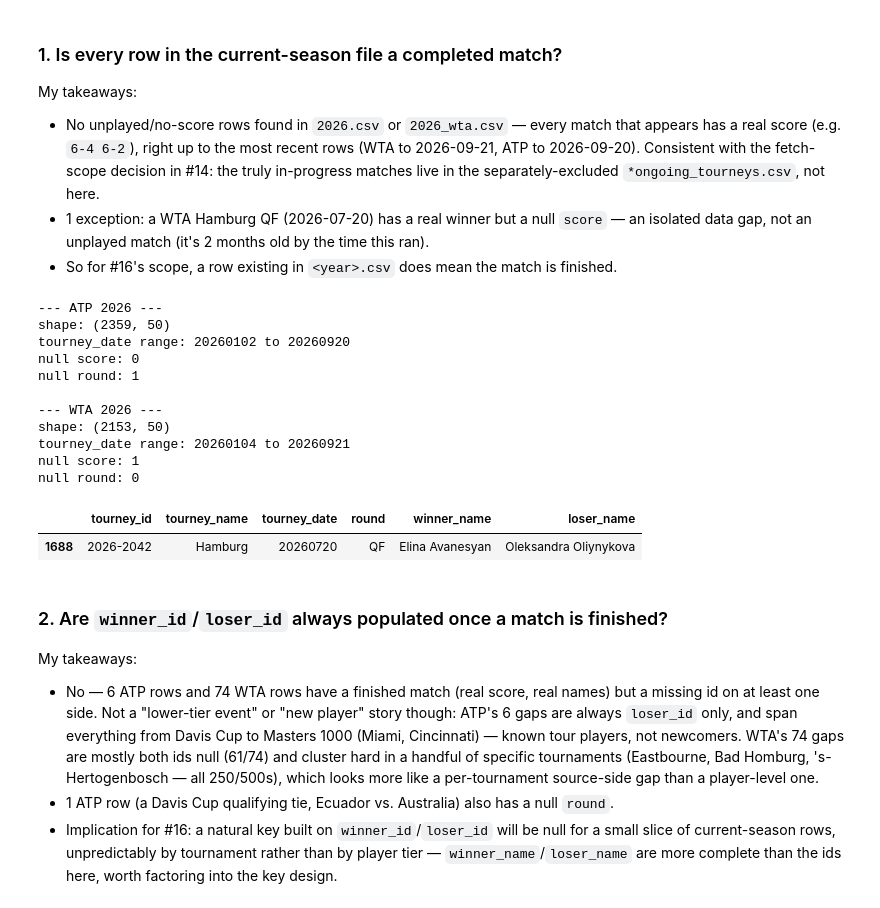
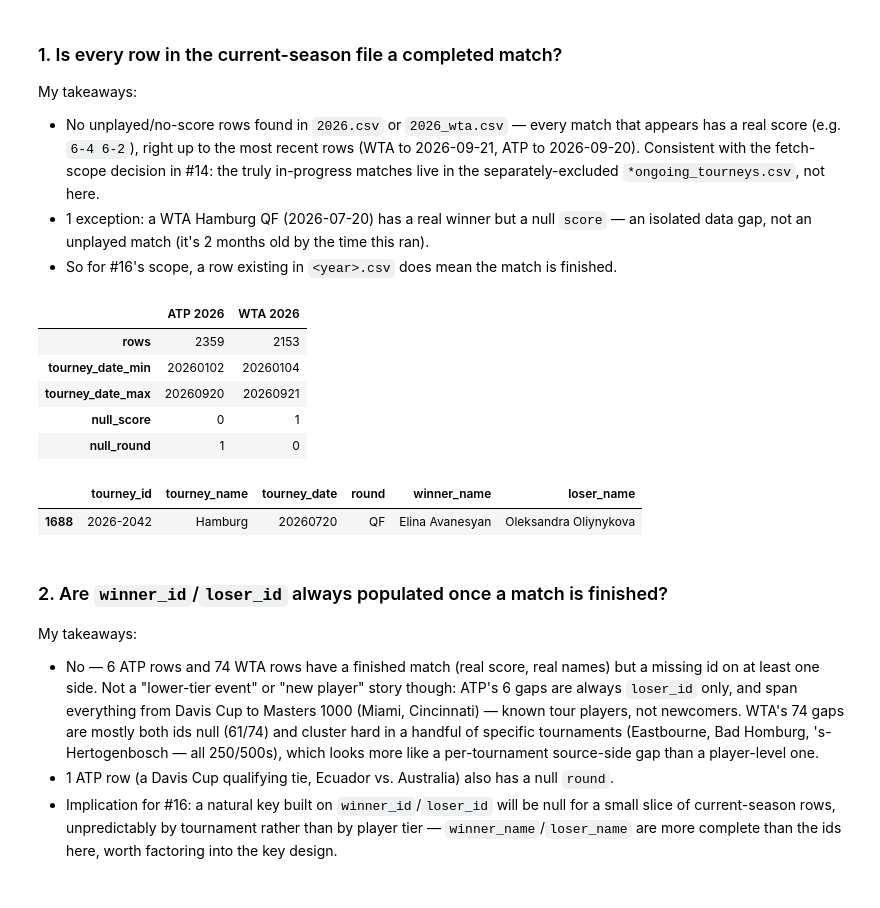
Before and after one commit to anajbellini/DataDeuce, a Jupyter notebook: analysis/source_profiling.ipynb, the cells around one changed output. Drawn from its saved outputs; the diff is of its cells as text; code cells hidden in the pictures.

```diff
--- a/analysis/source_profiling.ipynb
+++ b/analysis/source_profiling.ipynb
@@ -1059,39 +1059,44 @@ My takeaways:
 - No unplayed/no-score rows found in `2026.csv` or `2026_wta.csv` — every match that appears has a real score (e.g. `6-4 6-2`), right up to the most recent rows (WTA to 2026-09-21, ATP to 2026-09-20). Consistent with the fetch-scope decision in #14: the truly in-progress matches live in the separately-excluded `*ongoing_tourneys.csv`, not here.
 - 1 exception: a WTA Hamburg QF (2026-07-20) has a real winner but a null `score` — an isolated data gap, not an unplayed match (it's 2 months old by the time this ran).
 - So for #16's scope, a row existing in `<year>.csv` does mean the match is finished.
-# %%
-atp_2026 = pd.read_csv(atp_by_name["2026.csv"])
-wta_2026 = pd.read_csv(wta_by_name["2026_wta.csv"])
-
-for label, df in [("ATP", atp_2026), ("WTA", wta_2026)]:
-    print(f"--- {label} 2026 ---")
-    print("shape:", df.shape)
-    print(
-        "tourney_date range:", df["tourney_date"].min(), "to", df["tourney_date"].max()
-    )
-    print("null score:", df["score"].isnull().sum())
-    print("null round:", df["round"].isnull().sum())
-    print()
-# %% [output]
---- ATP 2026 ---
-shape: (2359, 50)
-tourney_date range: 20260102 to 20260920
-null score: 0
-null round: 1
-
---- WTA 2026 ---
-shape: (2153, 50)
-tourney_date range: 20260104 to 20260921
-null score: 1
-null round: 0
-# %%
-# the one null-score row: a real winner, so not an "unplayed" match
-wta_2026[wta_2026["score"].isnull()][
-    ["tourney_id", "tourney_name", "tourney_date", "round", "winner_name", "loser_name"]
-]
-# %% [output]
-|  | tourney_id | tourney_name | tourney_date | round | winner_name | loser_name |
-| 1688 | 2026-2042 | Hamburg | 20260720 | QF | Elina Avanesyan | Oleksandra Oliynykova |
+# %%
+atp_2026 = pd.read_csv(atp_by_name["2026.csv"])
+wta_2026 = pd.read_csv(wta_by_name["2026_wta.csv"])
+
+current_season_summary = pd.DataFrame(
+    {
+        "ATP 2026": {
+            "rows": len(atp_2026),
+            "tourney_date_min": atp_2026["tourney_date"].min(),
+            "tourney_date_max": atp_2026["tourney_date"].max(),
+            "null_score": atp_2026["score"].isnull().sum(),
+            "null_round": atp_2026["round"].isnull().sum(),
+        },
+        "WTA 2026": {
+            "rows": len(wta_2026),
+            "tourney_date_min": wta_2026["tourney_date"].min(),
+            "tourney_date_max": wta_2026["tourney_date"].max(),
+            "null_score": wta_2026["score"].isnull().sum(),
+            "null_round": wta_2026["round"].isnull().sum(),
+        },
+    }
+)
+current_season_summary
+# %% [output]
+|  | ATP 2026 | WTA 2026 |
+| rows | 2359 | 2153 |
+| tourney_date_min | 20260102 | 20260104 |
+| tourney_date_max | 20260920 | 20260921 |
+| null_score | 0 | 1 |
+| null_round | 1 | 0 |
+# %%
+# the one null-score row: a real winner, so not an "unplayed" match
+wta_2026[wta_2026["score"].isnull()][
+    ["tourney_id", "tourney_name", "tourney_date", "round", "winner_name", "loser_name"]
+]
+# %% [output]
+|  | tourney_id | tourney_name | tourney_date | round | winner_name | loser_name |
+| 1688 | 2026-2042 | Hamburg | 20260720 | QF | Elina Avanesyan | Oleksandra Oliynykova |
 # %% [markdown]
 ### 2. Are `winner_id`/`loser_id` always populated once a match is finished?
 
```
Also changed, not shown: parts of 10 cells of this notebook.
